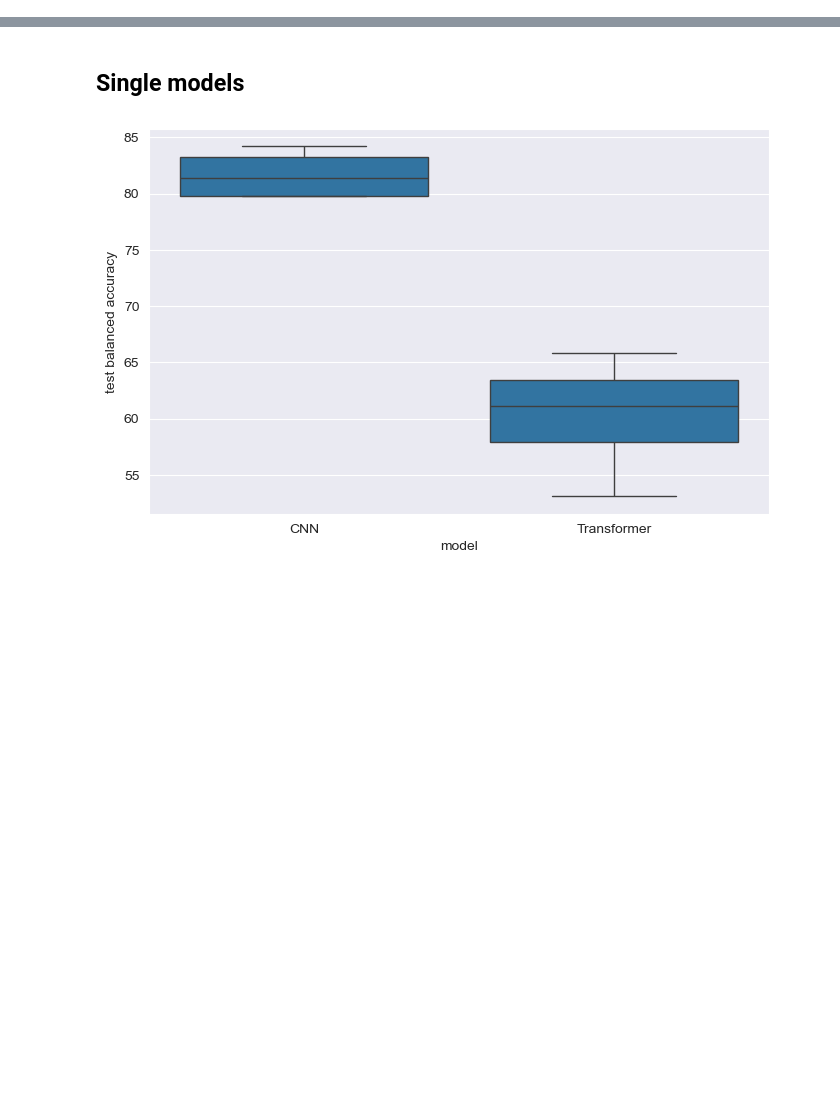
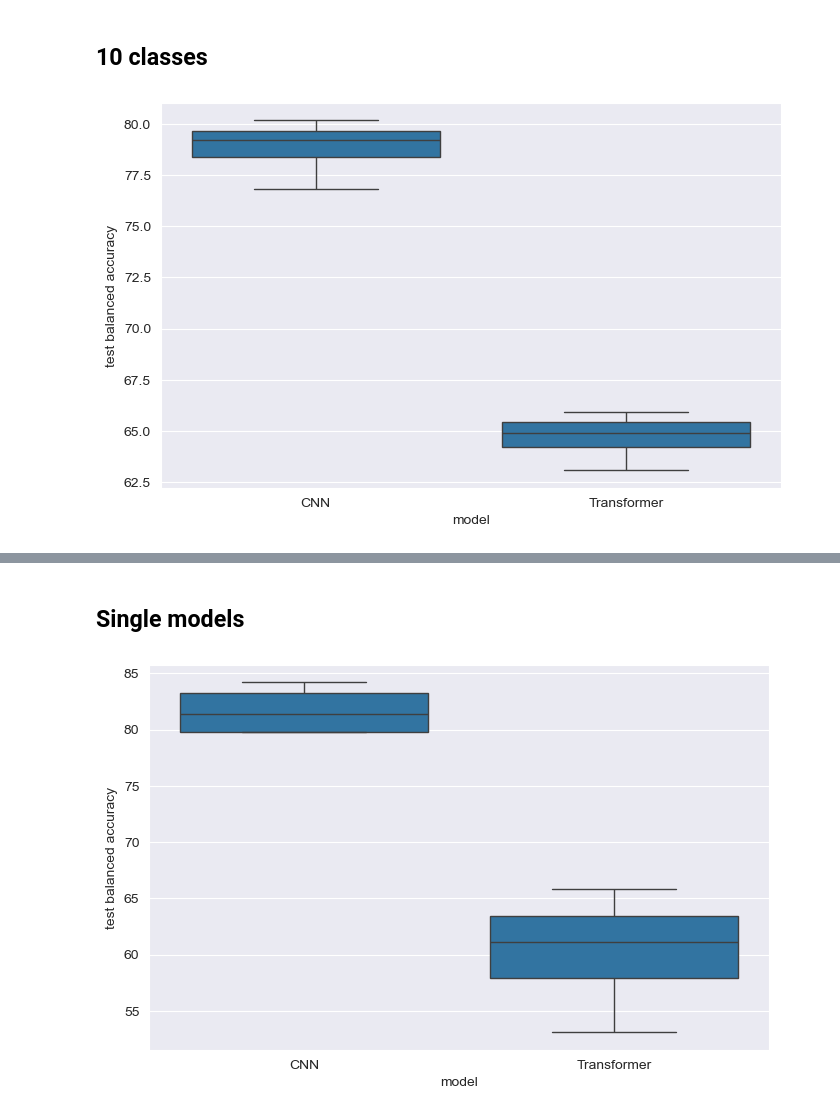
Before and after one commit to kubek22/deep_learning_project_2, a Jupyter notebook: models_comparison.ipynb, the cells around one changed output, grey strips where cells are left out. Drawn from its saved outputs; the diff is of its cells as text; code cells hidden in the pictures; blank space fills up the shorter version.

```diff
--- a/models_comparison.ipynb
+++ b/models_comparison.ipynb
@@ -8,3 +8,12 @@ import numpy as np
 from training_pipeline import add_prefix_to_path
 from serialization import save
 import os
+# %% [markdown]
+## 10 classes
+# %%
+all_classes_root_dir = "output/history/without_unknown/final"
+models = ["CNN", "Transformer"]
+x_label = "model"
+plot_results(all_classes_root_dir, models, x_label, use_balanced_accuracy=True)
+# %% [output]
+[figure, added]
```
Also changed, not shown: parts of 2 cells of this notebook, 9 other files.
